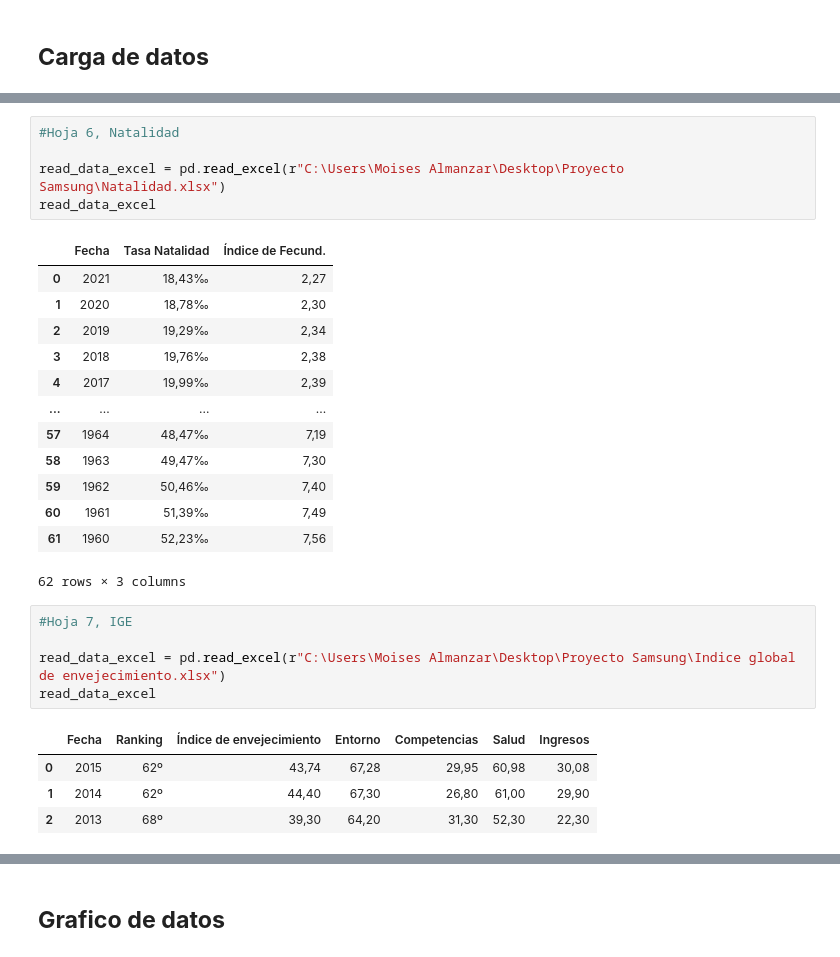
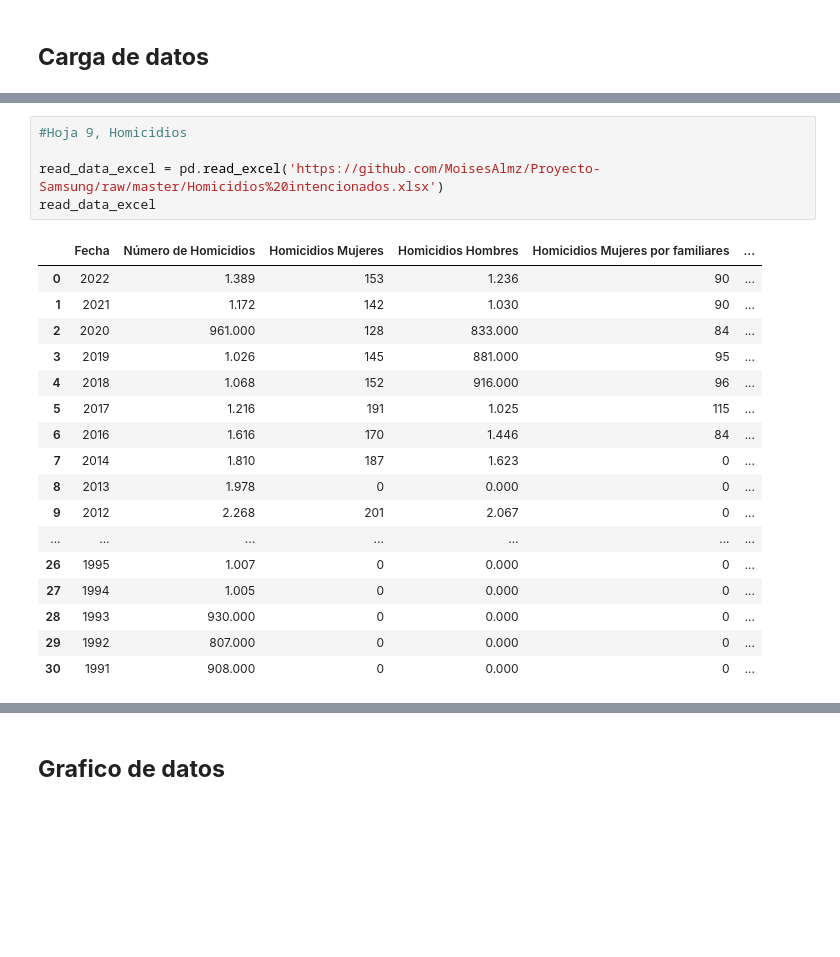
Before and after one commit to MoisesAlmz/Proyecto-Samsung, a Jupyter notebook: Viejicidad_en_RD.ipynb, the cells around one changed output, grey strips where cells are left out. Drawn from its saved outputs; the diff is of its cells as text; blank space fills up the shorter version.

```diff
--- a/Viejicidad_en_RD.ipynb
+++ b/Viejicidad_en_RD.ipynb
@@ -120,29 +165,23 @@ read_data_excel
 # %%
-#Hoja 6, Natalidad
+#Hoja 9, Homicidios
 
-read_data_excel = pd.read_excel(r"C:\Users\Moises Almanzar\Desktop\Proyecto Samsung\Natalidad.xlsx")
+read_data_excel = pd.read_excel('https://github.com/MoisesAlmz/Proyecto-Samsung/raw/master/Homicidios%20intencionados.xlsx')
 read_data_excel
 # %% [output]
-|  | Fecha | Tasa Natalidad | Índice de Fecund. |
-| 0 | 2021 | 18,43‰ | 2,27 |
-| 1 | 2020 | 18,78‰ | 2,30 |
-| 2 | 2019 | 19,29‰ | 2,34 |
-| 3 | 2018 | 19,76‰ | 2,38 |
-| 4 | 2017 | 19,99‰ | 2,39 |
-| ... | ... | ... | ... |
-| 57 | 1964 | 48,47‰ | 7,19 |
-| 58 | 1963 | 49,47‰ | 7,30 |
-| 59 | 1962 | 50,46‰ | 7,40 |
-| 60 | 1961 | 51,39‰ | 7,49 |
-| 61 | 1960 | 52,23‰ | 7,56 |
+|  | Fecha | Número de Homicidios | Homicidios Mujeres | Homicidios Hombres | Homicidios Mujeres por familiares | ... |
+| 0 | 2022 | 1.389 | 153 | 1.236 | 90 | ... |
+| 1 | 2021 | 1.172 | 142 | 1.030 | 90 | ... |
+| 2 | 2020 | 961.000 | 128 | 833.000 | 84 | ... |
+| 3 | 2019 | 1.026 | 145 | 881.000 | 95 | ... |
+| 4 | 2018 | 1.068 | 152 | 916.000 | 96 | ... |
+| 5 | 2017 | 1.216 | 191 | 1.025 | 115 | ... |
+| 6 | 2016 | 1.616 | 170 | 1.446 | 84 | ... |
+| 7 | 2014 | 1.810 | 187 | 1.623 | 0 | ... |
+| 8 | 2013 | 1.978 | 0 | 0.000 | 0 | ... |
+| 9 | 2012 | 2.268 | 201 | 2.067 | 0 | ... |
+| ... | ... | ... | ... | ... | ... | ... |
+| 26 | 1995 | 1.007 | 0 | 0.000 | 0 | ... |
+| 27 | 1994 | 1.005 | 0 | 0.000 | 0 | ... |
+| 28 | 1993 | 930.000 | 0 | 0.000 | 0 | ... |
+| 29 | 1992 | 807.000 | 0 | 0.000 | 0 | ... |
+| 30 | 1991 | 908.000 | 0 | 0.000 | 0 | ... |
-62 rows × 3 columns
-# %%
-#Hoja 7, IGE
-
-read_data_excel = pd.read_excel(r"C:\Users\Moises Almanzar\Desktop\Proyecto Samsung\Indice global de envejecimiento.xlsx")
-read_data_excel
-# %% [output]
-|  | Fecha | Ranking | Índice de envejecimiento | Entorno | Competencias | Salud | Ingresos |
-| 0 | 2015 | 62º | 43,74 | 67,28 | 29,95 | 60,98 | 30,08 |
-| 1 | 2014 | 62º | 44,40 | 67,30 | 26,80 | 61,00 | 29,90 |
-| 2 | 2013 | 68º | 39,30 | 64,20 | 31,30 | 52,30 | 22,30 |
```
Also changed, not shown: parts of 11 cells of this notebook.
